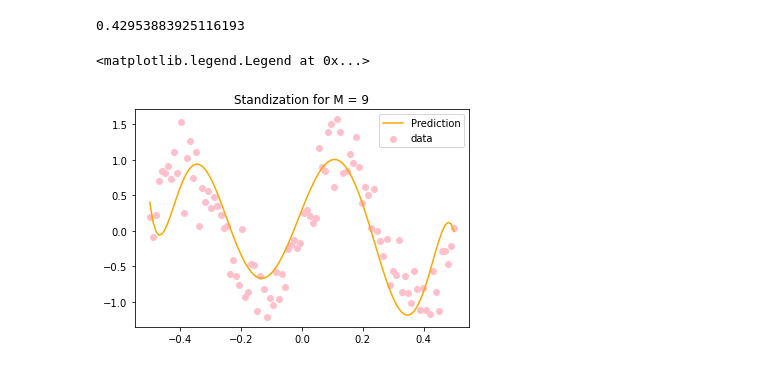
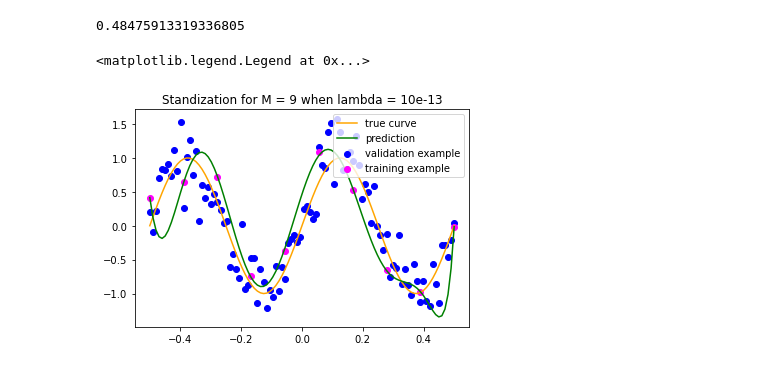
Before and after one commit to Ghckodak/4sl3, a Jupyter notebook: assign1.ipynb, the cells around one changed output. Saved outputs shown, nothing was run; the diff lists cells and outputs as text; code cells hidden in the pictures.

```diff
--- a/assign1.ipynb
+++ b/assign1.ipynb
@@ -112,47 +142,25 @@ plt.plot()
-# %%
-# function for standardization. Input = X, output = standized X
-def standardization(X):
-    sum = 0
-    for i in range (len(X)):
-        sum = sum + X[i]
-
-    sum = sum / len(X)
-
-    for i in range(len(X)):
-        X[i] = X[i] - sum
-
-    return X
-
-
-def regularization(x,t,lamda):
-    B = np.diag(np.full(10,2*lamda))
-    B[0][0] = 0
-    A=np.dot(x.T,x)
-    sum = A + np.dot(len(x)/2,B)
-    A1=np.linalg.inv(sum)
-    b=np.dot(x.T,t)
-    w=np.dot(A1,b)
-    return w
-
-
-X_train_stand = standardization(X_train)
-#print(X_train_stan)
-XX_train = setDimension(X_train_stand,9)
-
-ww = regularization(XX_train,t_train,10e-10) # lamda
-
-
-X_valid_stan = standardization(X_valid)
-XX_valid = setDimension(X_valid_stan,9)
-yy = np.dot(XX_valid,ww)
-standError=getstandError(yy,XX_valid,t_valid)
-print(standError)
-
-plt.plot(X_valid,yy,label = 'Prediction',color = 'orange')
-plt.scatter(X_valid,t_valid,label = 'data', color = 'pink')
-plt.title('Standization for M = 9')
-plt.legend()
-# %% [output]
-0.42953883925116193
-<matplotlib.legend.Legend at 0x...>
-[figure, removed]
+# %%
+X_train_stand = standardization(X_train)
+#print(X_train_stan)
+XX_train = setDimension(X_train_stand,9)
+
+ww = regularization(XX_train,t_train,10e-13) # lamda
+
+
+X_valid_stan = standardization(X_valid)
+XX_valid = setDimension(X_valid_stan,9)
+yy = np.dot(XX_valid,ww)
+standError=getstandError(yy,XX_valid,t_valid)
+print(standError)
+
+true_curve=np.sin(4*np.pi*X_valid)
+plt.plot(X_valid,true_curve,label = 'true curve',color = 'orange')
+plt.plot(X_valid,yy,label = 'prediction',color = 'green')
+plt.scatter(X_valid,t_valid,label = 'validation example', color = 'blue')
+plt.scatter(X_train,t_train,label = 'training example', color = 'magenta')
+plt.title('Standization for M = 9 when lambda = 10e-13')
+plt.legend()
+# %% [output]
+0.48475913319336805
+<matplotlib.legend.Legend at 0x...>
+[figure, added]
```
Also changed, not shown: parts of 4 cells of this notebook, 2 other files.
